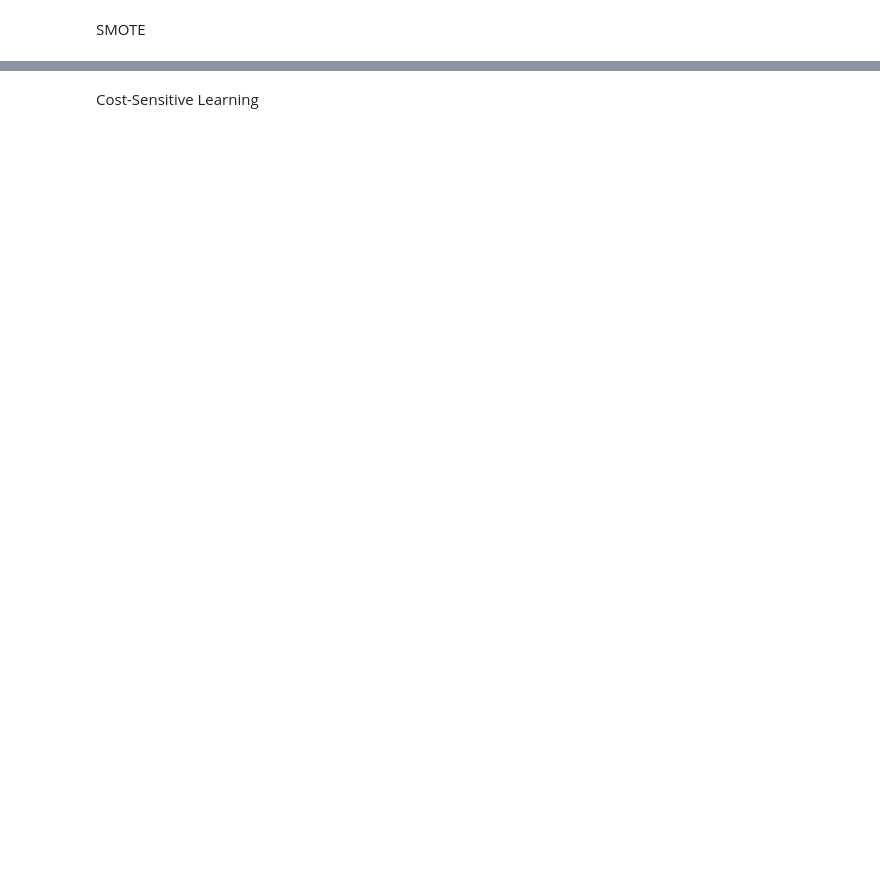
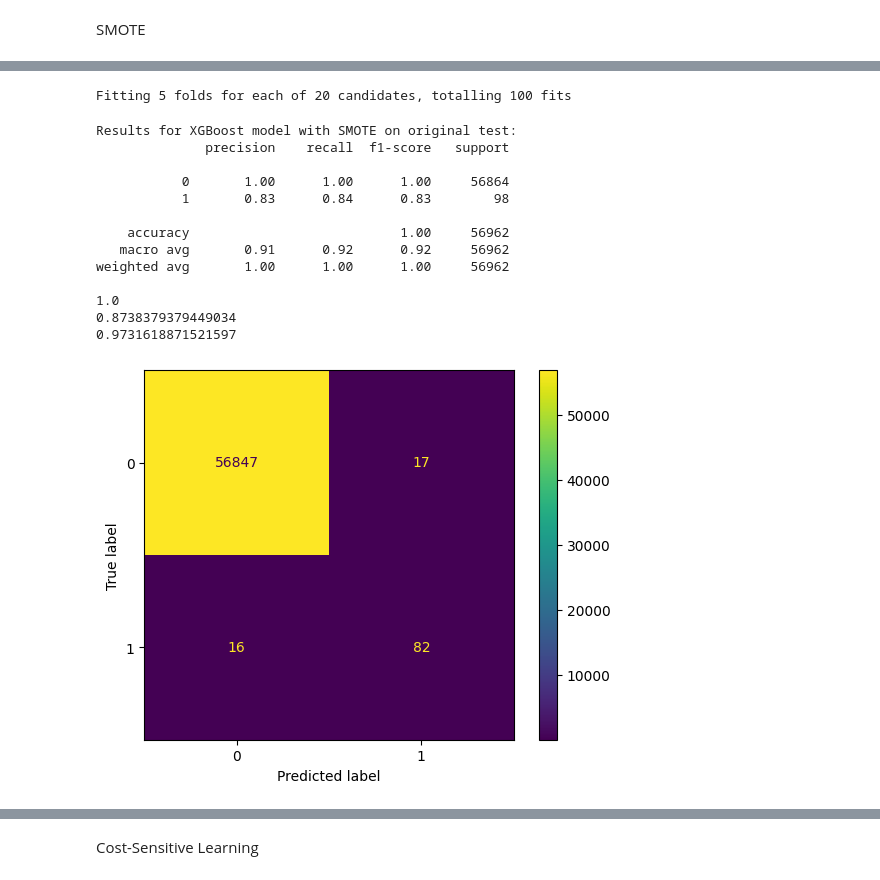
Before and after one commit to alestankiewicz/credit-card-fraud-detection, a Jupyter notebook: model_development.ipynb, the cells around one changed output, grey strips where cells are left out. Saved outputs shown, nothing was run; the diff lists cells and outputs as text; code cells hidden in the pictures; blank space fills up the shorter version.

```diff
--- a/model_development.ipynb
+++ b/model_development.ipynb
@@ -227 +288,61 @@ SMOTE
+# %%
+# I will be using X, y from original data and only applying SMOTE on training data
+xgb_search_space_smote = {
+    "model__max_depth": randint(3, 10),
+    "model__learning_rate": uniform(0.01, 0.1),
+    "model__n_estimators": randint(100, 1000),
+    "model__subsample": uniform(0.5, 0.5),
+    "model__colsample_bytree": uniform(0.5, 0.5),
+}
+
+skf = StratifiedKFold(n_splits=5)
+pipeline_xgb = Pipeline(
+    [
+        ("over", SMOTE()),
+        ("model", xgb.XGBClassifier(tree_method="gpu_hist", gpu_id=0, n_jobs=1)),
+    ]
+)
+# %%
+best_model_xgb_sm, preds_train_xgb_sm, preds_test_xgb_sm = (
+    best_model_randomized_search_cv(
+        n_iter=20,
+        estimator=pipeline_xgb,
+        search_space=xgb_search_space_smote,
+
+        cv=skf,
+        n_jobs=-1,
+        scoring="average_precision",
+        X_train=X_train,
+        y_train=y_train,
+        X_test=X_test,
+    )
+
+)
+# %% [output]
+Fitting 5 folds for each of 20 candidates, totalling 100 fits
+# %%
+print("Results for XGBoost model with SMOTE on original test: ")
+print(classification_report(y_test, preds_test_xgb_sm))
+plt = ConfusionMatrixDisplay(confusion_matrix(y_test, preds_test_xgb_sm))
+plt.plot()
+
+proba_train_xgb_sm = best_model_xgb_sm.predict_proba(X_train)[:, 1]
+proba_test_xgb_sm = best_model_xgb_sm.predict_proba(X_test)[:, 1]
+print(average_precision_score(y_train, proba_train_xgb_sm))
+print(average_precision_score(y_test, proba_test_xgb_sm))
+# %% [output]
+Results for XGBoost model with SMOTE on original test:
+              precision    recall  f1-score   support
+
+           0       1.00      1.00      1.00     56864
+           1       0.83      0.84      0.83        98
+
+    accuracy                           1.00     56962
+   macro avg       0.91      0.92      0.92     56962
+weighted avg       1.00      1.00      1.00     56962
+
+1.0
+0.8738379379449034
+0.9731618871521597
+[figure, added]
 # %%
```
Also changed, not shown: parts of 38 cells of this notebook, 1 other file.
